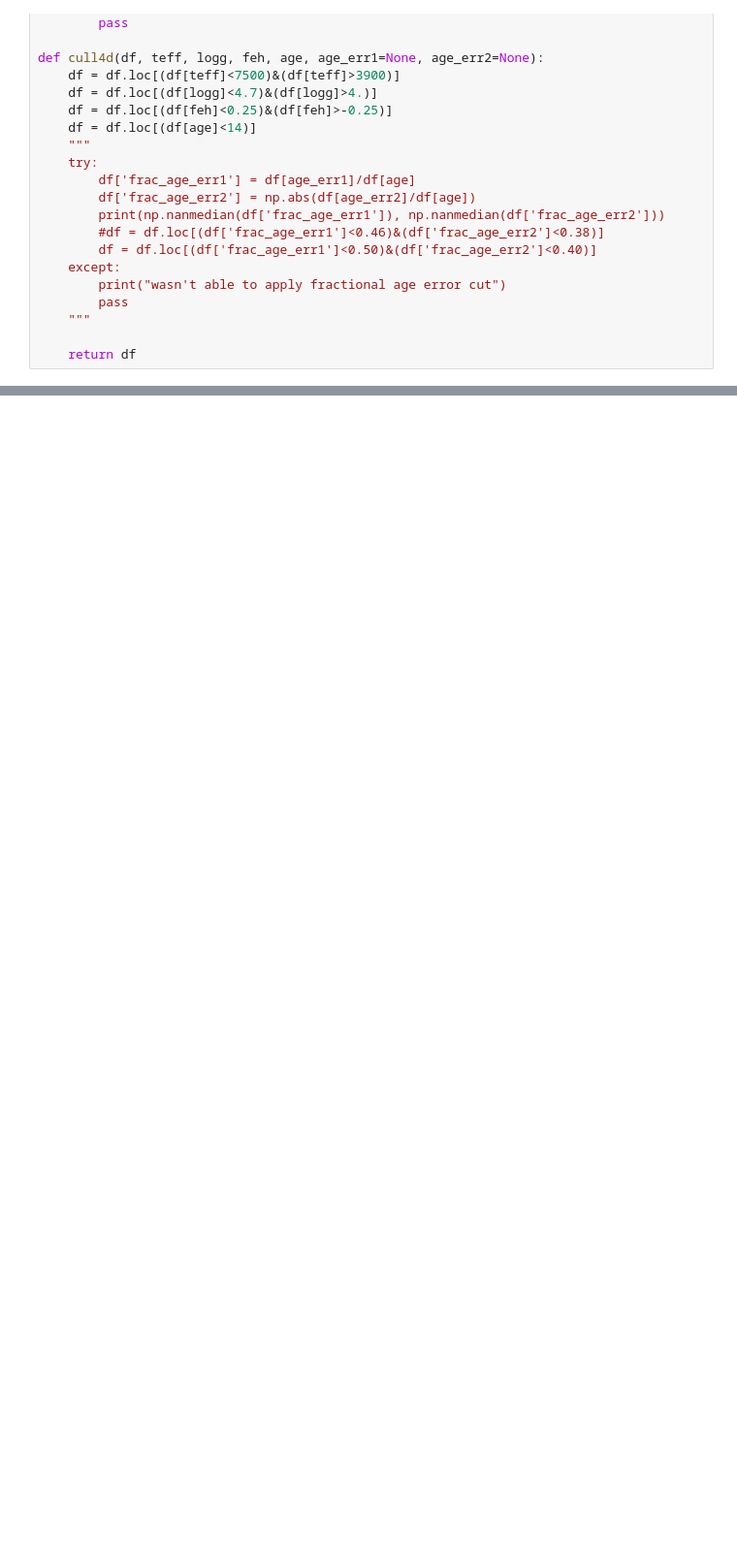
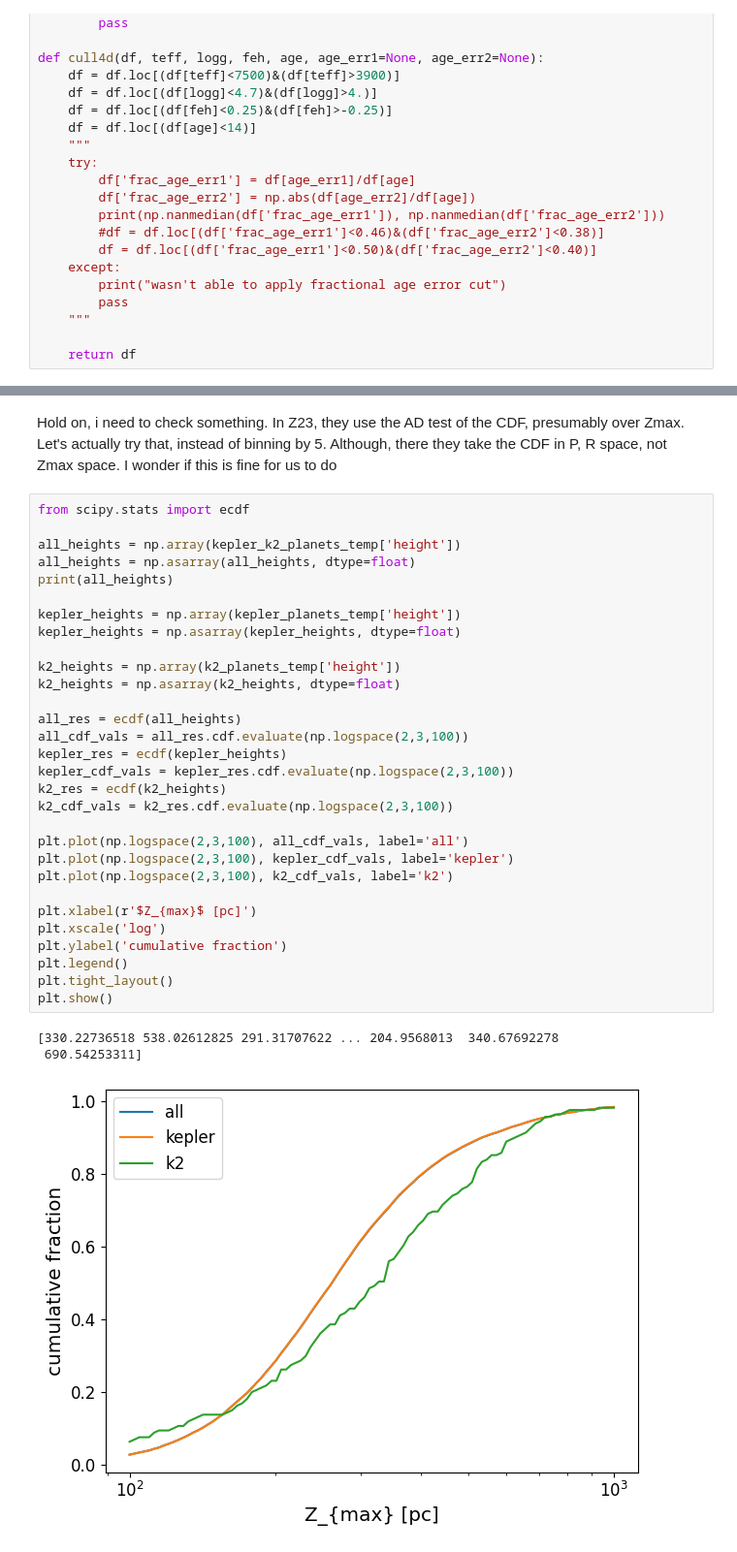
Before and after one commit to exoclam/psps, a Jupyter notebook: hu25_generate_planets.ipynb, the cells around one changed output, grey strips where cells are left out. Shown at 97% size. Drawn from its saved outputs; the diff is of its cells as text; blank space fills up the shorter version.

```diff
--- a/hu25_generate_planets.ipynb
+++ b/hu25_generate_planets.ipynb
@@ -129,0 +542,36 @@ KeyboardInterrupt:
+# %% [markdown]
+Hold on, i need to check something. In Z23, they use the AD test of the CDF, presumably over Zmax. Let's actually try that, instead of binning by 5. Although, there they take the CDF in P, R space, not Zmax space. I wonder if this is fine for us to do
+# %%
+from scipy.stats import ecdf
+
+all_heights = np.array(kepler_k2_planets_temp['height'])
+all_heights = np.asarray(all_heights, dtype=float)
+print(all_heights)
+
+kepler_heights = np.array(kepler_planets_temp['height'])
+kepler_heights = np.asarray(kepler_heights, dtype=float)
+
+k2_heights = np.array(k2_planets_temp['height'])
+k2_heights = np.asarray(k2_heights, dtype=float)
+
+all_res = ecdf(all_heights)
+all_cdf_vals = all_res.cdf.evaluate(np.logspace(2,3,100))
+kepler_res = ecdf(kepler_heights)
+kepler_cdf_vals = kepler_res.cdf.evaluate(np.logspace(2,3,100))
+k2_res = ecdf(k2_heights)
+k2_cdf_vals = k2_res.cdf.evaluate(np.logspace(2,3,100))
+
+plt.plot(np.logspace(2,3,100), all_cdf_vals, label='all')
+plt.plot(np.logspace(2,3,100), kepler_cdf_vals, label='kepler')
+plt.plot(np.logspace(2,3,100), k2_cdf_vals, label='k2')
+
+plt.xlabel(r'$Z_{max}$ [pc]')
+plt.xscale('log')
+plt.ylabel('cumulative fraction')
+plt.legend()
+plt.tight_layout()
+plt.show()
+# %% [output]
+[330.22736518 538.02612825 291.31707622 ... 204.9568013  340.67692278
+ 690.54253311]
+[figure, added]
```
Also changed, not shown: parts of 15 cells of this notebook, 5 other files.
